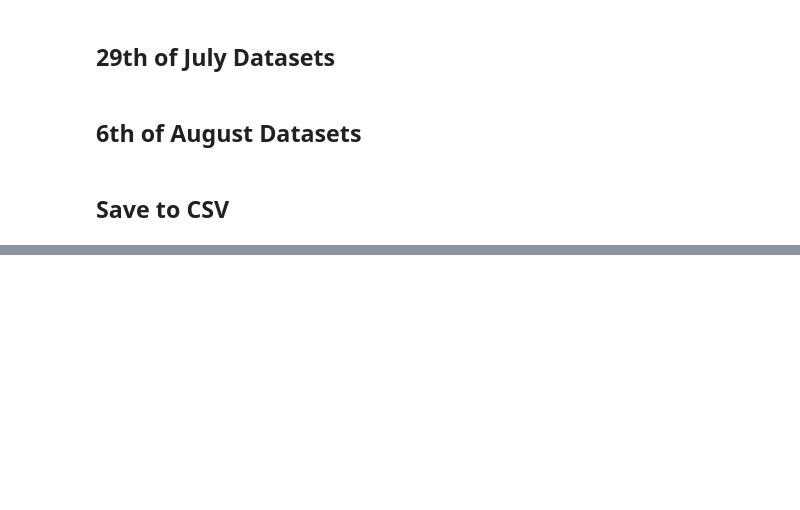
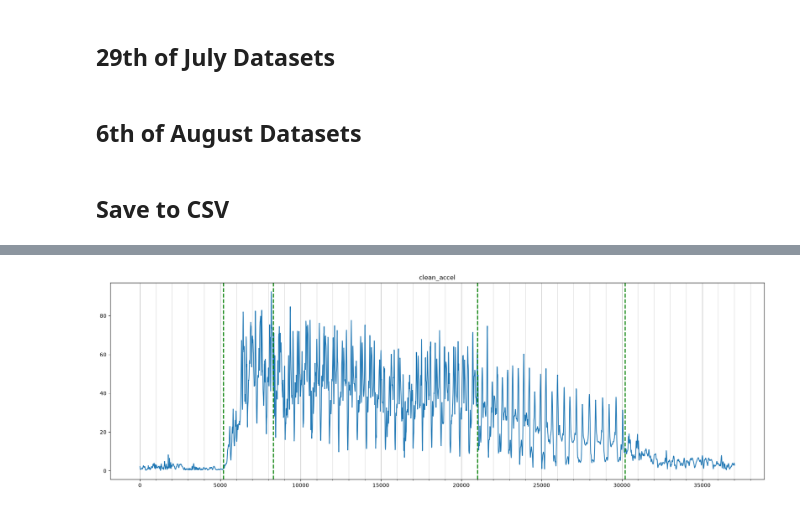
Before and after one commit to minguyeme/sprint_companion, a Jupyter notebook: ml_automation/notebooks/02_label.ipynb, the cells around one changed output, grey strips where cells are left out. Saved outputs shown, nothing was run; the diff lists cells and outputs as text; code cells hidden in the pictures; blank space fills up the shorter version.

```diff
--- a/ml_automation/notebooks/02_label.ipynb
+++ b/ml_automation/notebooks/02_label.ipynb
@@ -103,0 +120,7 @@ mark(path, labels_df, ax, 6800, 30000)
+# %%
+relative_path = "data/16_7_2026/stationary_sprint_walk_1784073733285.csv"
+path = "../" + relative_path
+ax = plot_stream(path)
+mark(path, labels_df, ax, 5200, 8300, 21000,  30200)
+# %% [output]
+[figure, added]
```
Also changed, not shown: parts of 25 cells of this notebook, 1 other file.
